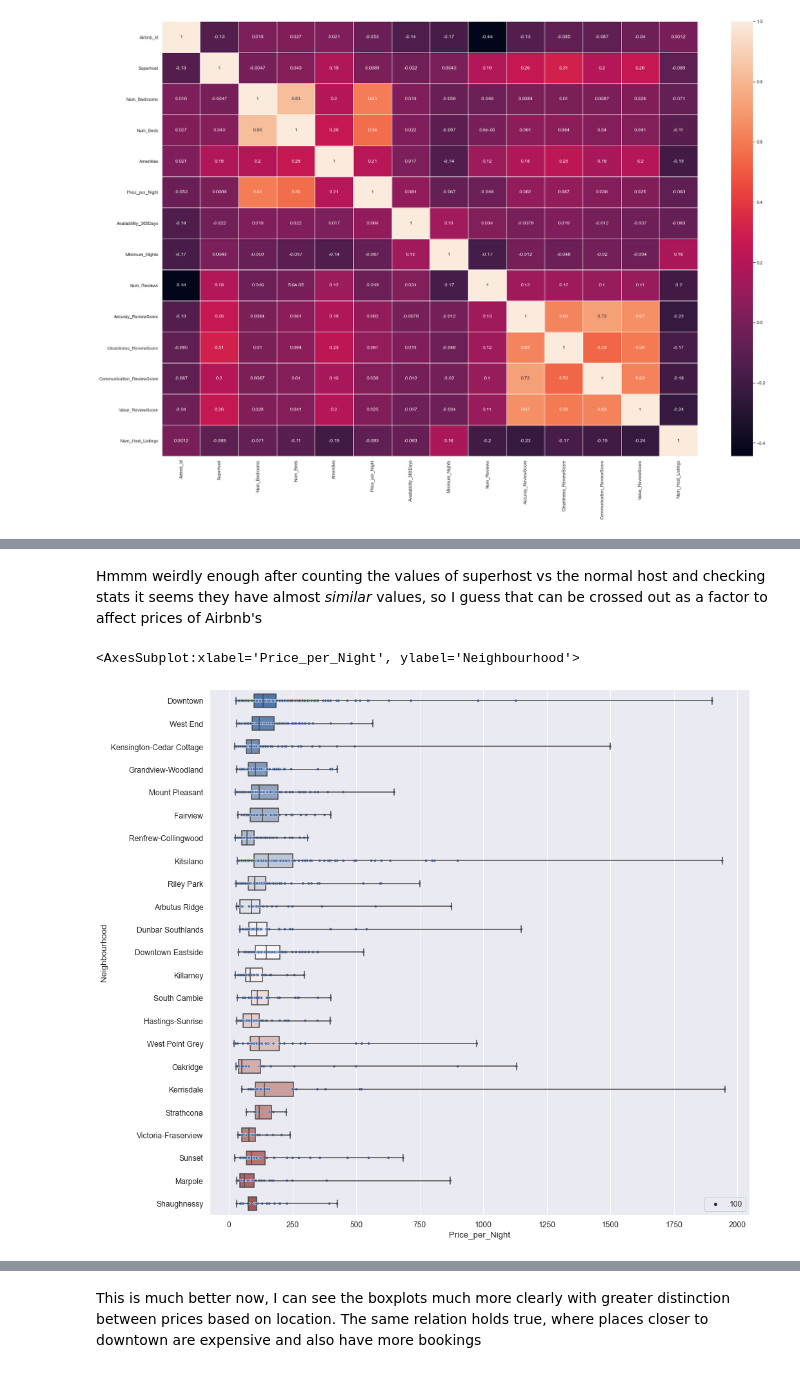
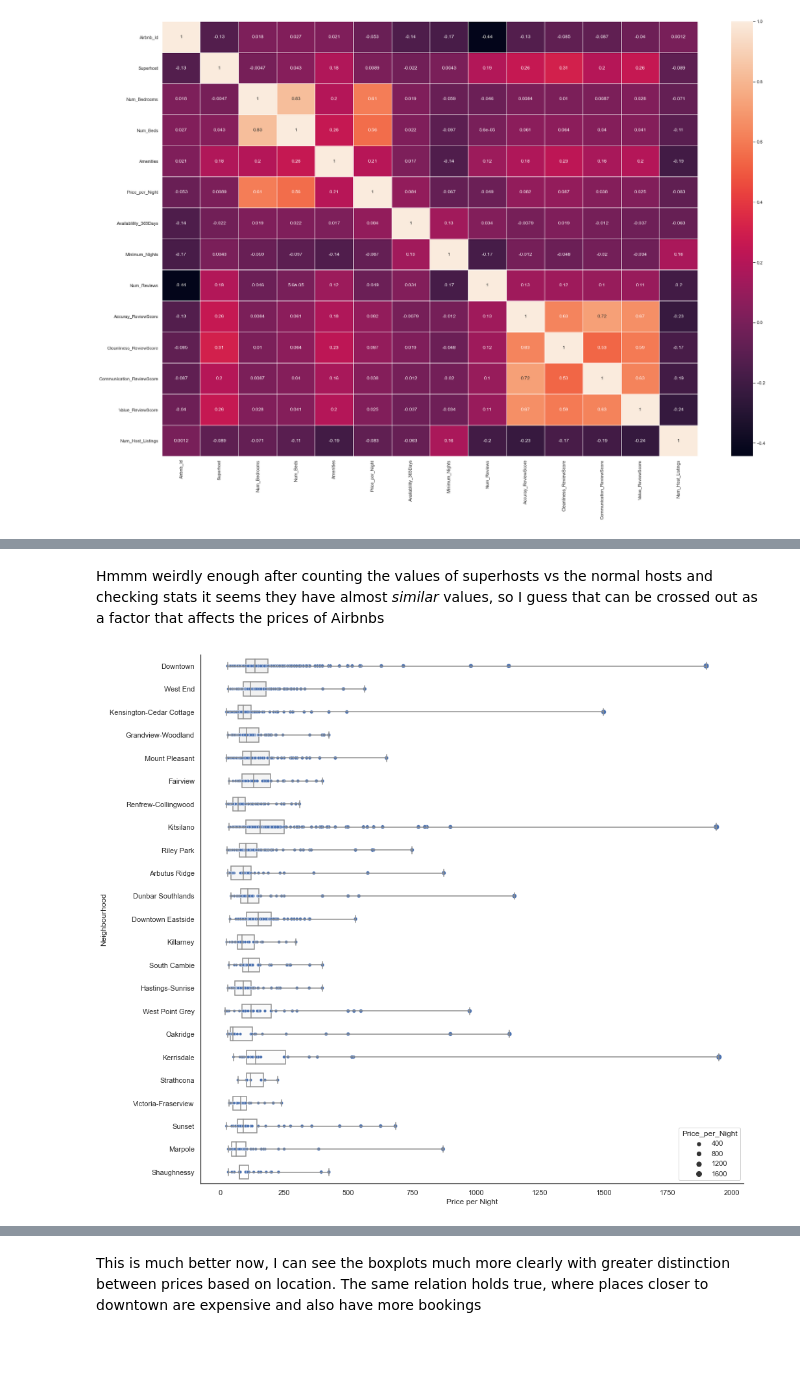
Before and after one commit to data301-2021-summer2/project-group8-project, a Jupyter notebook: analysis/Ahmad Jamal/analysis.ipynb, the cells around one changed output, grey strips where cells are left out. Drawn from its saved outputs; the diff is of its cells as text; code cells hidden in the pictures.

```diff
--- a/analysis/Ahmad Jamal/analysis.ipynb
+++ b/analysis/Ahmad Jamal/analysis.ipynb
@@ -1,14 +1,11 @@
 # %%
 import sys
 import seaborn as sns
+import matplotlib.pyplot as plt
 
 sys.path.append('../')
 
 from scripts import project_functions # This is called a relative import
 df = project_functions.load_and_process("../../data/raw/Vancouver.csv")
 df
-
-sns.set_style("white")
-sns.despine()
-sns.set_theme(font_scale=1)
 # %% [output]
@@ -48,12 +58,12 @@ usually that means it might be the whole apt or a house and they are usually mor
 # %%
-# There are more factors that could lead to a fluctuation in price, these might include superhost, location
-# minimum nights, and property type, that might need more digging using other plots
+# Checking the Price per night fluctuation for different types of host
+sns.set_style("ticks")
 
-sns.set(rc={'figure.figsize':(5,5)})
-sns.set_style("white")
+f, ax = plt.subplots()
+sns.boxplot(x="Superhost", y="Price_per_Night", data=df, whis=[0, 100], width=.6).set_title("Effect of Superhost status to Price per Night")
+
+ax.set_xlabel("Superhost?")
+ax.set_ylabel("Price per Night")
+
 sns.despine()
-sns.set_theme(font_scale=1.1)
-
-sns.boxplot(x="Superhost", y="Price_per_Night", data=df,
-            whis=[0, 100], width=.6, palette="vlag")
 # %% [output]
@@ -62,23 +71,27 @@ sns.boxplot(x="Superhost", y="Price_per_Night", data=df,
 # %% [markdown]
-Hmmm weirdly enough after counting the values of superhost vs the normal host and checking stats it seems
-they have almost *similar* values, so I guess that can be crossed out as a factor to affect prices of Airbnb's
+Hmmm weirdly enough after counting the values of superhosts vs the normal hosts and checking stats it seems
+they have almost *similar* values, so I guess that can be crossed out as a factor that affects the prices of Airbnbs
 # %%
 # Checking for different locations in Vancouver reveals there might be a slight relation between prices and locations
 # All of them have their medians and IQR fall close to the same price range besides certain ones like Kitsilano, Kerrisdale
 # and downtown which seem further up in price and their max is heigher too
 #
 
 import pandas as pd
 
 sns.set(rc={'figure.figsize':(15,15)})
 sns.set_style("white")
+
+f, ax = plt.subplots()
+
+sns.boxplot(y="Neighbourhood", x="Price_per_Night", data=df, whis=[0, 100], width=.6, palette="light:#fff")
+sns.scatterplot(y="Neighbourhood", x="Price_per_Night", data=df, size="Price_per_Night")
+
+ax.set_xlabel("Price per Night")
+ax.set_ylabel("Neighbourhood")
+
 sns.despine()
 sns.set_theme(font_scale=1.1)
-
-sns.boxplot(y="Neighbourhood", x="Price_per_Night", data=df,
-            whis=[0, 100], width=.6, palette="vlag")
-sns.scatterplot(y="Neighbourhood", x="Price_per_Night", data=df, palette="dark:#fff", size=(100))
 # %% [output]
-<AxesSubplot:xlabel='Price_per_Night', ylabel='Neighbourhood'>
-[figure, old version]
+[figure, new version]
 # %% [markdown]
```
Also changed, not shown: parts of 11 cells of this notebook.
